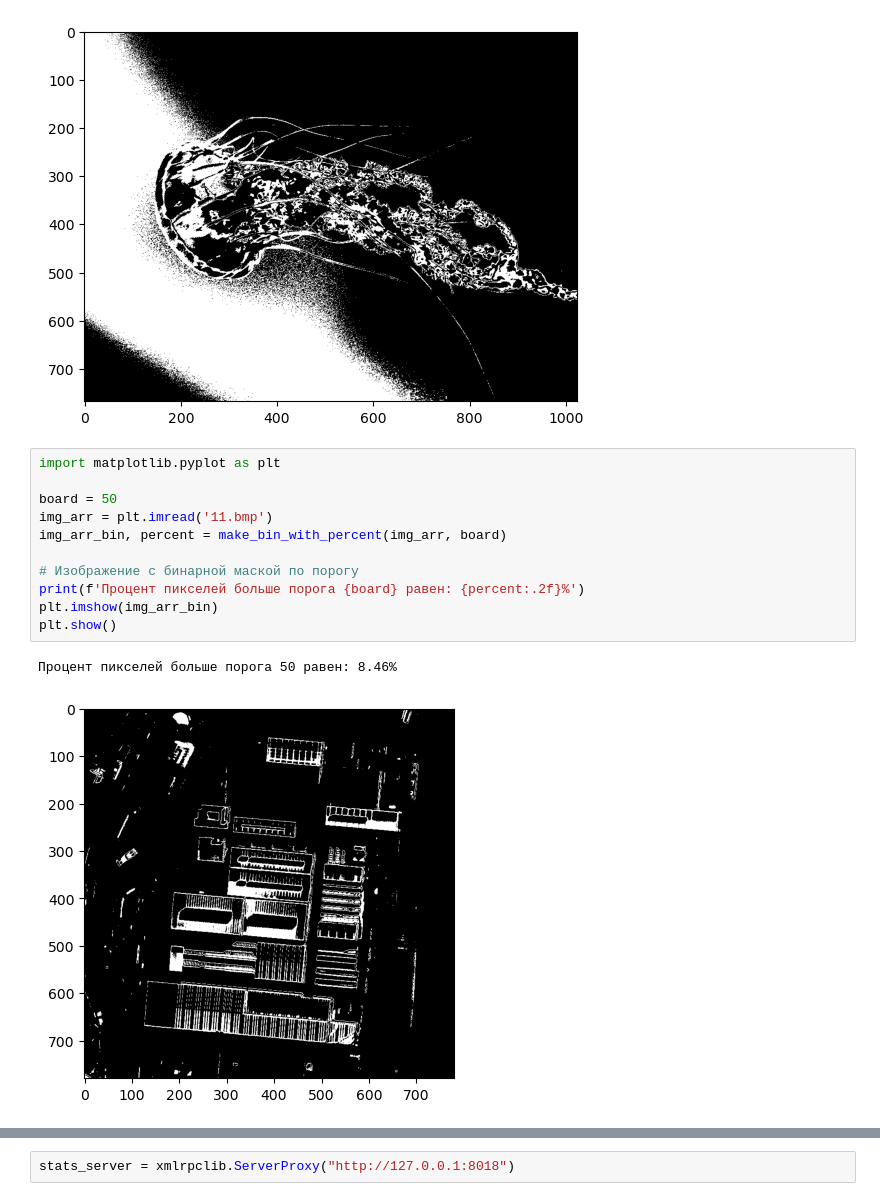
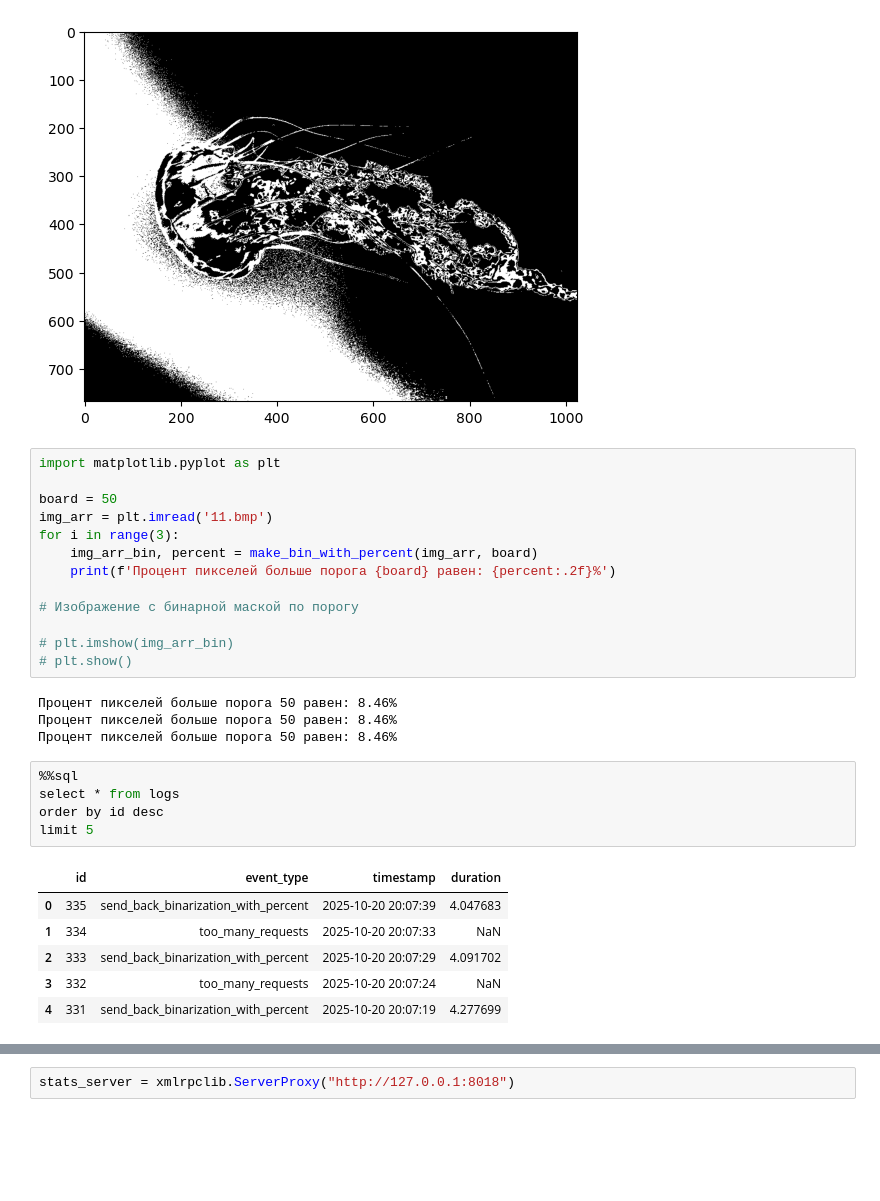
Before and after one commit to slaav1k/RSREU_InfoProcessingDistributionSystems, a Jupyter notebook: LR3/xmlrpc_client.ipynb, the cells around one changed output, grey strips where cells are left out. Drawn from its saved outputs; the diff is of its cells as text; blank space fills up the shorter version.

```diff
--- a/LR3/xmlrpc_client.ipynb
+++ b/LR3/xmlrpc_client.ipynb
@@ -803,15 +826,30 @@ import matplotlib.pyplot as plt
 
 board = 50
 img_arr = plt.imread('11.bmp')
-img_arr_bin, percent = make_bin_with_percent(img_arr, board)
+for i in range(3):
+    img_arr_bin, percent = make_bin_with_percent(img_arr, board)
+    print(f'Процент пикселей больше порога {board} равен: {percent:.2f}%')
 
 # Изображение с бинарной маской по порогу
-print(f'Процент пикселей больше порога {board} равен: {percent:.2f}%')
-plt.imshow(img_arr_bin)
-plt.show()
+
+# plt.imshow(img_arr_bin)
+# plt.show()
 # %% [output]
 Процент пикселей больше порога 50 равен: 8.46%
+Процент пикселей больше порога 50 равен: 8.46%
+Процент пикселей больше порога 50 равен: 8.46%
-[figure, removed]
+# %%
+%%sql
+select * from logs
+order by id desc
+limit 5
+# %% [output]
+|  | id | event_type | timestamp | duration |
+| 0 | 335 | send_back_binarization_with_percent | 2025-10-20 20:07:39 | 4.047683 |
+| 1 | 334 | too_many_requests | 2025-10-20 20:07:33 | NaN |
+| 2 | 333 | send_back_binarization_with_percent | 2025-10-20 20:07:29 | 4.091702 |
+| 3 | 332 | too_many_requests | 2025-10-20 20:07:24 | NaN |
+| 4 | 331 | send_back_binarization_with_percent | 2025-10-20 20:07:19 | 4.277699 |
 # %%
 print(server.black_list_check_full("Уванов", "Уван", "Уванович", "22.03.1989"))
 print(server.black_list_check_full("Иванов", "Иван", "Иванович", "22.03.1989"))
```
Also changed, not shown: parts of 9 cells of this notebook, 4 other files.
